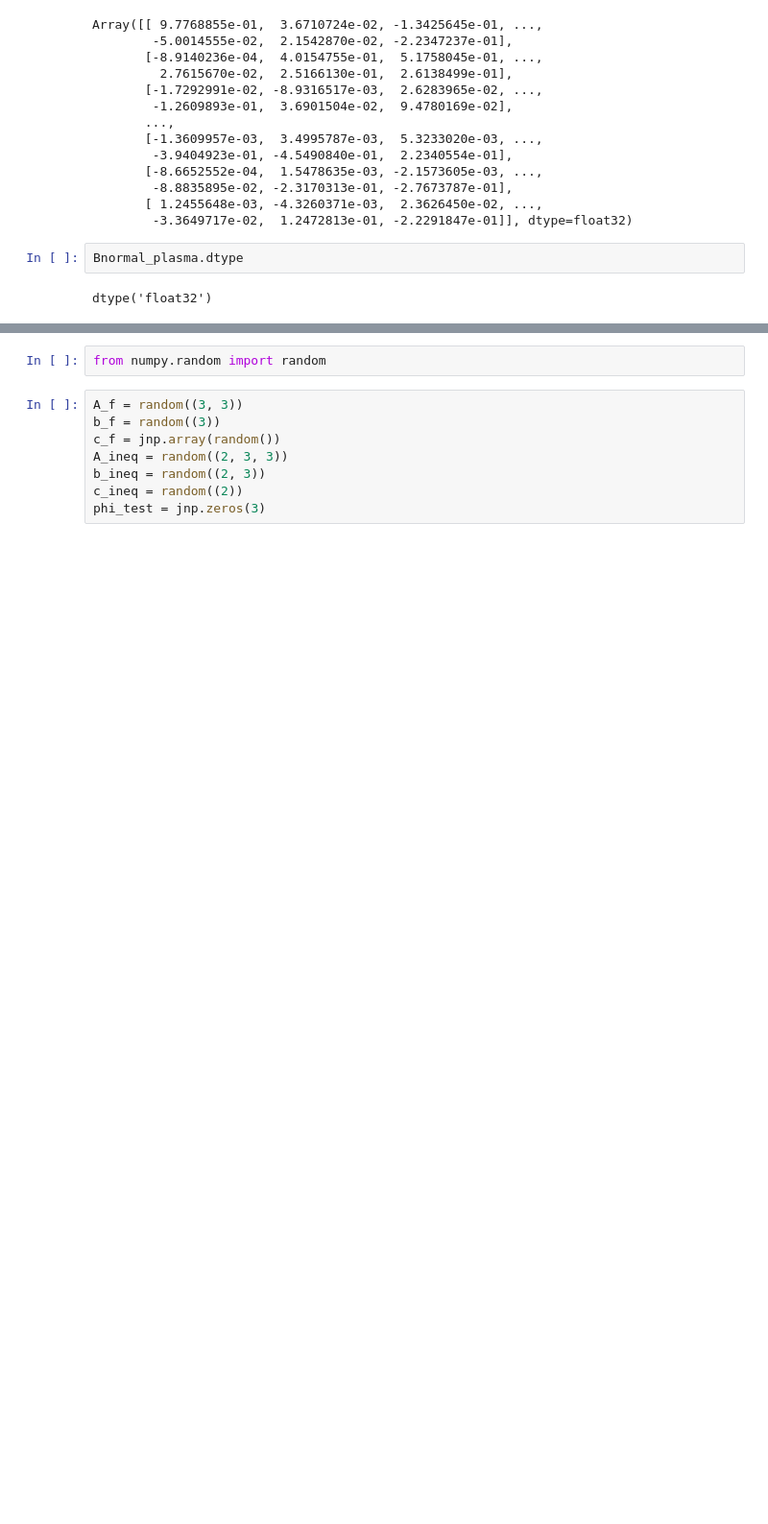
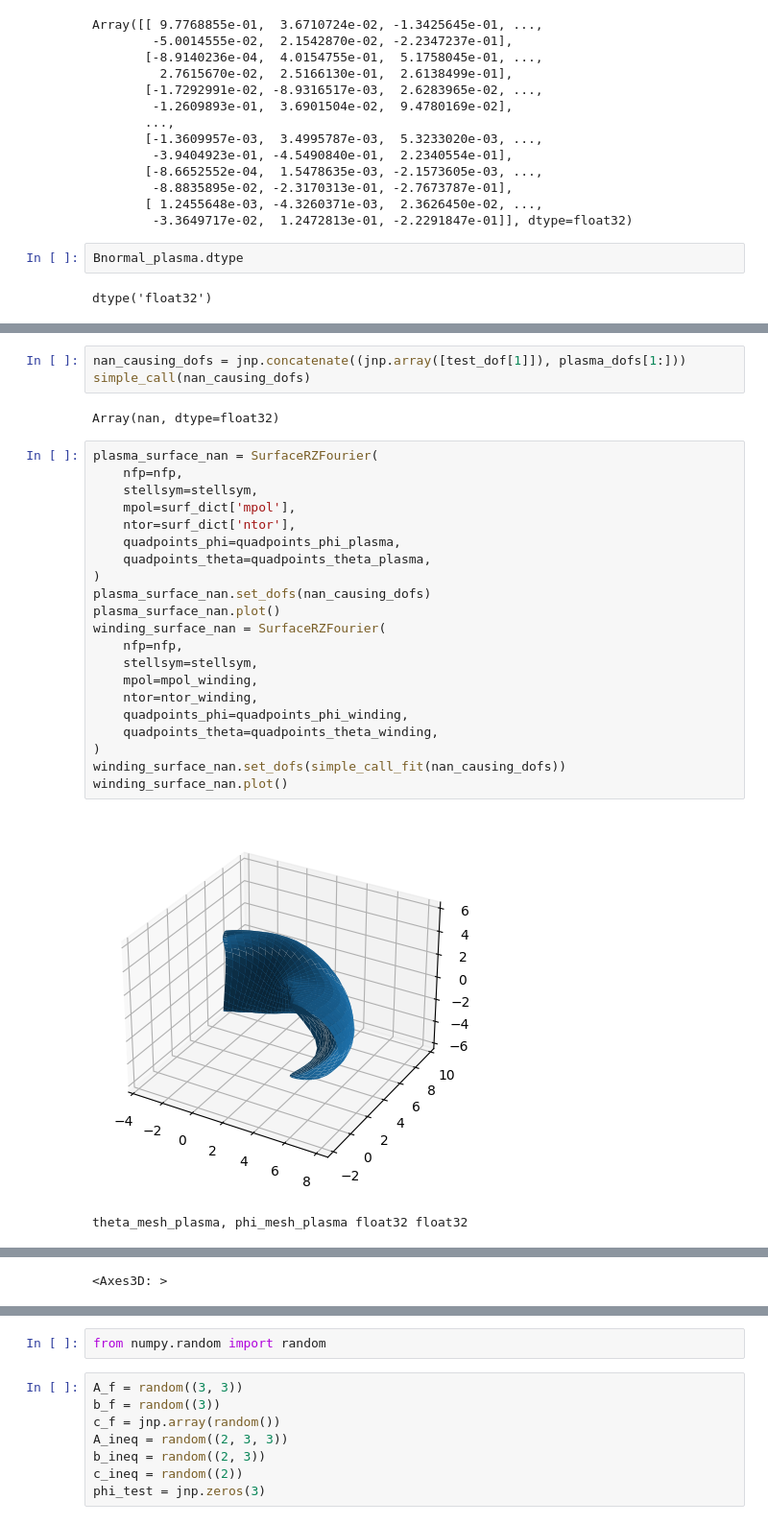
Before and after one commit to lankef/quadcoil_proto, a Jupyter notebook: example/quadcoil_single_stage_optimize.ipynb, the cells around one changed output, grey strips where cells are left out. Shown: that part at 96% size. Drawn from its saved outputs; the diff is of its cells as text; blank space fills up the shorter version.

```diff
--- a/example/quadcoil_single_stage_optimize.ipynb
+++ b/example/quadcoil_single_stage_optimize.ipynb
@@ -803,0 +868,29 @@ Error:
+# %%
+nan_causing_dofs = jnp.concatenate((jnp.array([test_dof[1]]), plasma_dofs[1:]))
+simple_call(nan_causing_dofs)
+# %% [output]
+Array(nan, dtype=float32)
+# %%
+plasma_surface_nan = SurfaceRZFourier(
+    nfp=nfp,
+    stellsym=stellsym,
+    mpol=surf_dict['mpol'],
+    ntor=surf_dict['ntor'],
+    quadpoints_phi=quadpoints_phi_plasma,
+    quadpoints_theta=quadpoints_theta_plasma,
+)
+plasma_surface_nan.set_dofs(nan_causing_dofs)
+plasma_surface_nan.plot()
+winding_surface_nan = SurfaceRZFourier(
+    nfp=nfp,
+    stellsym=stellsym,
+    mpol=mpol_winding,
+    ntor=ntor_winding,
+    quadpoints_phi=quadpoints_phi_winding,
+    quadpoints_theta=quadpoints_theta_winding,
+)
+winding_surface_nan.set_dofs(simple_call_fit(nan_causing_dofs))
+winding_surface_nan.plot()
+# %% [output]
+[figure, added]
+theta_mesh_plasma, phi_mesh_plasma float32 float32
@@ -803,0 +898 @@ Error:
+<Axes3D: >
```
Also changed, not shown: parts of 14 cells of this notebook.
